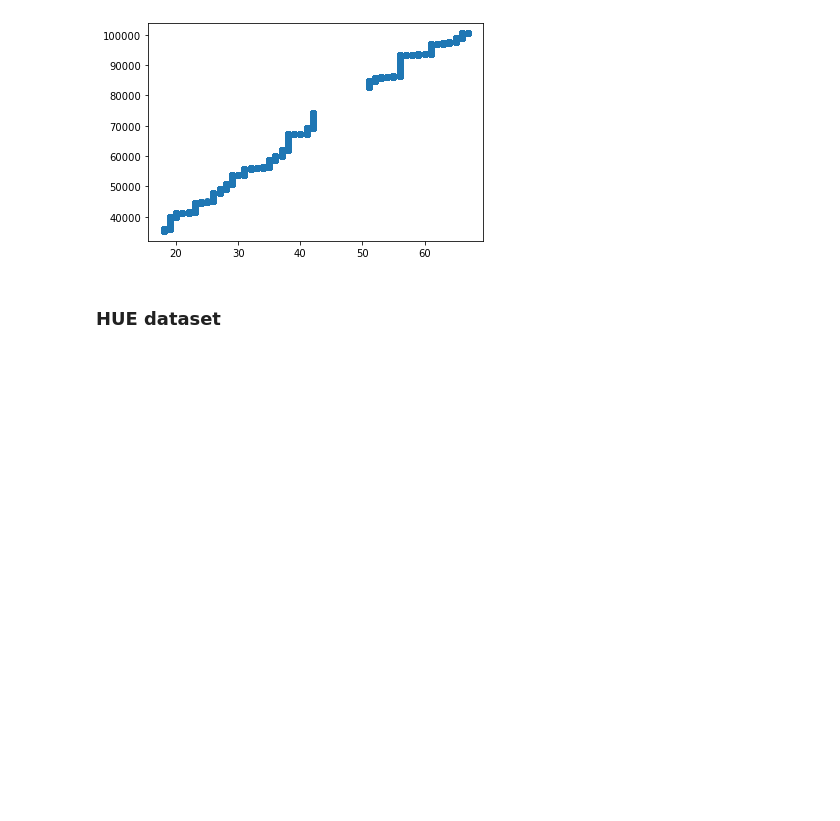
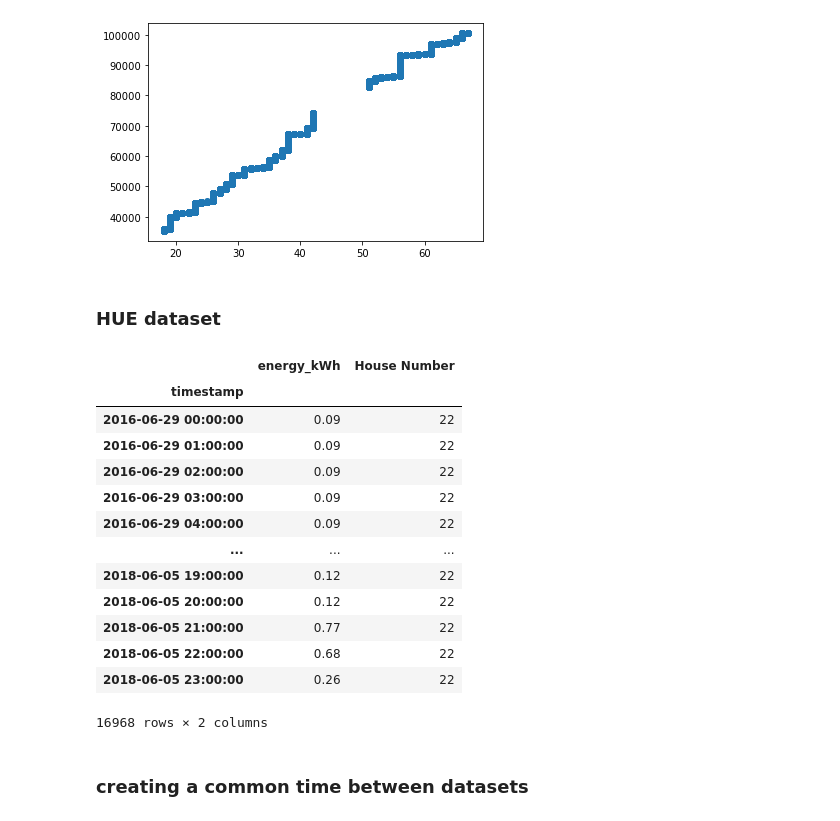
Before and after one commit to rishabhjain1997/Energy-Datasets, a Jupyter notebook: energy_consumption.ipynb, the cells around one changed output. Drawn from its saved outputs; the diff is of its cells as text; code cells hidden in the pictures; blank space fills up the shorter version.

Commit message:
Add HUE consumption dataset

```diff
--- a/energy_consumption.ipynb
+++ b/energy_consumption.ipynb
@@ -302,3 +303,32 @@ plt.show()
 [figure]
 # %% [markdown]
 ### HUE dataset
+# %%
+HUE_1_df = pd.read_csv('HUE/Residential_1.csv')
+HUE_2_df = pd.read_csv('HUE/Residential_2.csv')
+HUE_3_df = pd.read_csv('HUE/Residential_3.csv')
+HUE_4_df = pd.read_csv('HUE/Residential_4.csv')
+HUE_5_df = pd.read_csv('HUE/Residential_5.csv')
+HUE_6_df = pd.read_csv('HUE/Residential_6.csv')
+HUE_7_df = pd.read_csv('HUE/Residential_7.csv')
+HUE_8_df = pd.read_csv('HUE/Residential_8.csv')
+HUE_9_df = pd.read_csv('HUE/Residential_9.csv')
+HUE_10_df = pd.read_csv('HUE/Residential_10.csv')
+HUE_11_df = pd.read_csv('HUE/Residential_11.csv')
+HUE_12_df = pd.read_csv('HUE/Residential_12.csv')
+HUE_13_df = pd.read_csv('HUE/Residential_13.csv')
+HUE_14_df = pd.read_csv('HUE/Residential_14.csv')
+HUE_15_df = pd.read_csv('HUE/Residential_15.csv')
+HUE_16_df = pd.read_csv('HUE/Residential_16.csv')
+HUE_17_df = pd.read_csv('HUE/Residential_17.csv')
+HUE_18_df = pd.read_csv('HUE/Residential_18.csv')
+HUE_19_df = pd.read_csv('HUE/Residential_19.csv')
+HUE_20_df = pd.read_csv('HUE/Residential_20.csv')
+HUE_21_df = pd.read_csv('HUE/Residential_21.csv')
+HUE_22_df = pd.read_csv('HUE/Residential_22.csv')
+HUE_23_df = pd.read_csv('HUE/Residential_23.csv')
+HUE_24_df = pd.read_csv('HUE/Residential_24.csv')
+HUE_25_df = pd.read_csv('HUE/Residential_25.csv')
+HUE_26_df = pd.read_csv('HUE/Residential_26.csv')
+HUE_27_df = pd.read_csv('HUE/Residential_27.csv')
+HUE_28_df = pd.read_csv('HUE/Residential_28.csv')
@@ -304,0 +350,19 @@ plt.show()
+# %%
+HUE_22_df
+# %% [output]
+|  | energy_kWh | House Number |
+| timestamp |  |  |
+| 2016-06-29 00:00:00 | 0.09 | 22 |
+| 2016-06-29 01:00:00 | 0.09 | 22 |
+| 2016-06-29 02:00:00 | 0.09 | 22 |
+| 2016-06-29 03:00:00 | 0.09 | 22 |
+| 2016-06-29 04:00:00 | 0.09 | 22 |
+| ... | ... | ... |
+| 2018-06-05 19:00:00 | 0.12 | 22 |
+| 2018-06-05 20:00:00 | 0.12 | 22 |
+| 2018-06-05 21:00:00 | 0.77 | 22 |
+| 2018-06-05 22:00:00 | 0.68 | 22 |
+| 2018-06-05 23:00:00 | 0.26 | 22 |
+16968 rows × 2 columns
+# %% [markdown]
+### creating a common time between datasets
```
Also changed, not shown: parts of 7 cells of this notebook, 1 other file.
